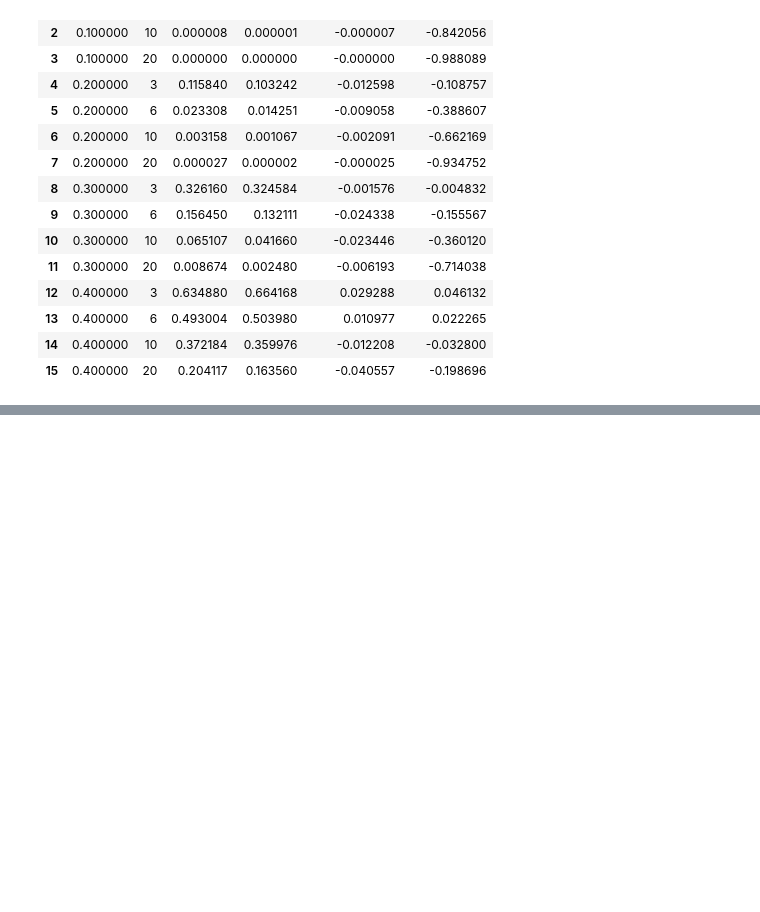
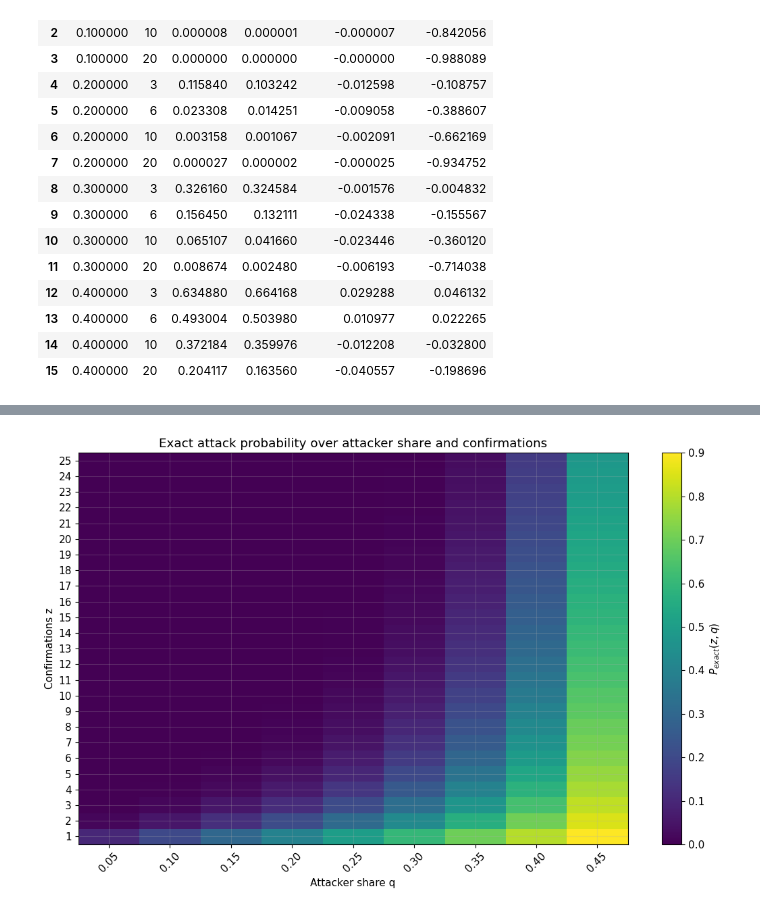
Before and after one commit to M1Draginov/bitcoin-confirmation-risk-analysis, a Jupyter notebook: bitcoin_pow_security_analysis.ipynb, the cells around one changed output, grey strips where cells are left out. Cells and saved outputs as stored; diff of their text form; code cells hidden in the pictures; blank space fills up the shorter version.

```diff
--- a/bitcoin_pow_security_analysis.ipynb
+++ b/bitcoin_pow_security_analysis.ipynb
@@ -954,0 +1105,38 @@ comparison_table
+# %%
+def probability_grid(attacker_shares, confirmations, method="exact"):
+    calculations = {
+        "exact": exact_attack_success_probability,
+        "poisson": poisson_approx_attack_success_probability,
+    }
+
+    calculator = calculations[method]
+    data = {
+        attacker_share: [calculator(z, attacker_share) for z in confirmations]
+        for attacker_share in attacker_shares
+    }
+
+    frame = pd.DataFrame(data, index=confirmations)
+    frame.index.name = "confirmations"
+    frame.columns.name = "attacker_share"
+    return frame
+
+
+q_grid = np.round(np.arange(0.05, 0.50, 0.05), 2)
+z_grid = np.arange(1, 26)
+grid = probability_grid(q_grid, z_grid, method="exact")
+
+fig, ax = plt.subplots(figsize=(11, 7))
+im = ax.imshow(grid.values, aspect="auto", origin="lower")
+ax.set_title("Exact attack probability over attacker share and confirmations")
+ax.set_xlabel("Attacker share q")
+ax.set_ylabel("Confirmations z")
+ax.set_xticks(np.arange(len(q_grid)))
+ax.set_xticklabels([f"{q:.2f}" for q in q_grid], rotation=45)
+ax.set_yticks(np.arange(len(z_grid)))
+ax.set_yticklabels(z_grid)
+cbar = fig.colorbar(im, ax=ax)
+cbar.set_label(r"$P_{exact}(z, q)$")
+fig.tight_layout()
+plt.show()
+# %% [output]
+[figure, added]
```
Also changed, not shown: parts of 17 cells of this notebook.
